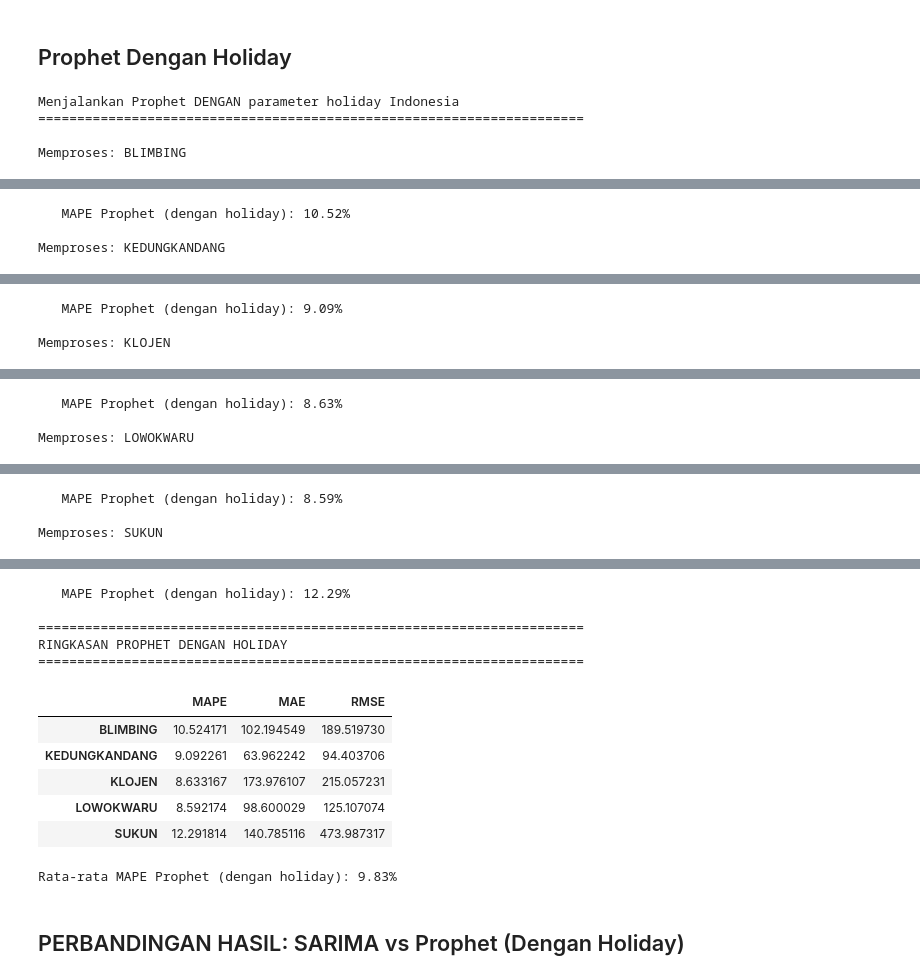
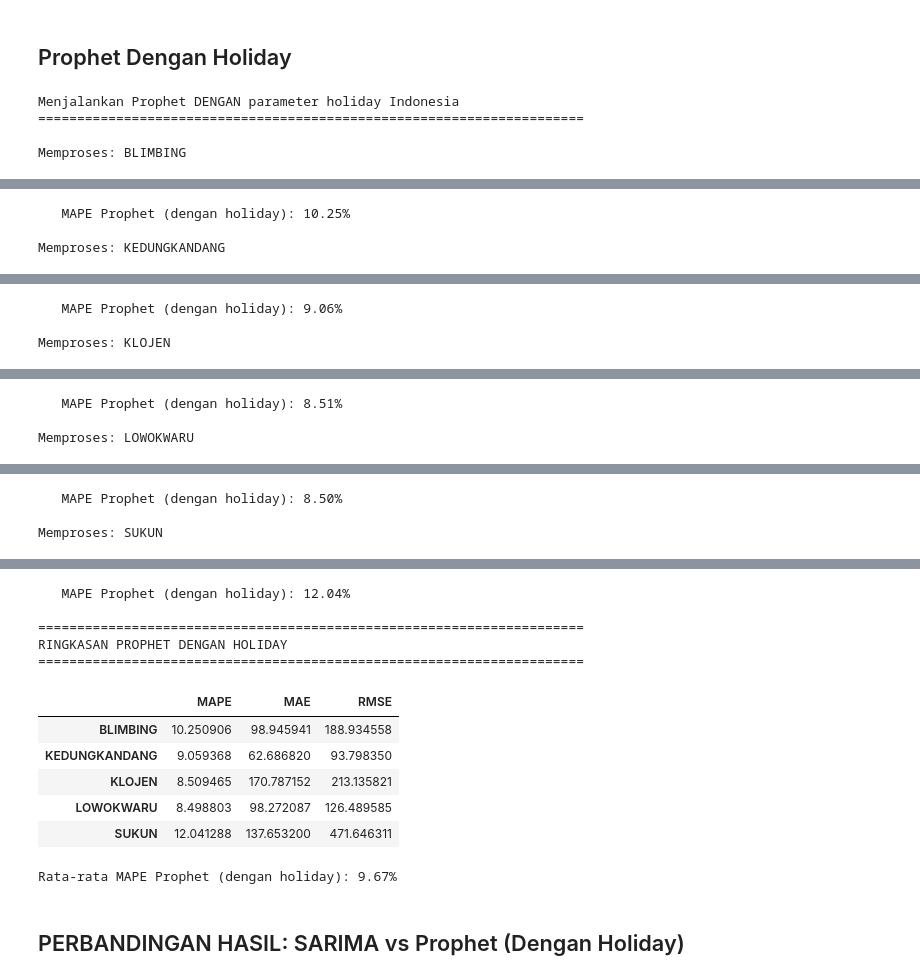
Before and after one commit to FrankStein31/Prediksi-Tren-Pengiriman-Paket-Kota-Malang, a Jupyter notebook: python/notebooks/sarima.ipynb, the cells around one changed output, grey strips where cells are left out. Drawn from its saved outputs; the diff is of its cells as text; code cells hidden in the pictures.

```diff
--- a/python/notebooks/sarima.ipynb
+++ b/python/notebooks/sarima.ipynb
@@ -275,34 +289,34 @@ print("="*70)
 # Optimal params dari notebook prophet
 optimal_params = {
     'KEDUNGKANDANG': {
-        'changepoint_prior_scale': 0.5,
-        'seasonality_prior_scale': 1.0,
+        'changepoint_prior_scale': 1.0,
+        'seasonality_prior_scale': 0.1,
         'seasonality_mode': 'additive',
-        'n_changepoints': 25
+        'n_changepoints': 150
     },
     'SUKUN': {
         'changepoint_prior_scale': 0.05,
         'seasonality_prior_scale': 0.01,
         'seasonality_mode': 'multiplicative',
+        'n_changepoints': 10
+    },
+    'BLIMBING': {
+        'changepoint_prior_scale': 1.0,
+        'seasonality_prior_scale': 0.5,
+        'seasonality_mode': 'additive',
         'n_changepoints': 50
     },
-    'BLIMBING': {
-        'changepoint_prior_scale': 0.8,
-        'seasonality_prior_scale': 1.0,
+    'LOWOKWARU': {
+        'changepoint_prior_scale': 1.0,
+        'seasonality_prior_scale': 0.05,
         'seasonality_mode': 'additive',
-        'n_changepoints': 100
-    },
-    'LOWOKWARU': {
-        'changepoint_prior_scale': 0.8,
-        'seasonality_prior_scale': 10.0,
-        'seasonality_mode': 'additive',
-        'n_changepoints': 100
+        'n_changepoints': 75
     },
     'KLOJEN': {
         'changepoint_prior_scale': 0.001,
-        'seasonality_prior_scale': 0.1,
+        'seasonality_prior_scale': 0.05,
         'seasonality_mode': 'multiplicative',
-        'n_changepoints': 50
+        'n_changepoints': 100
     }
 }
 
@@ -395,3 +409,3 @@ Memproses: BLIMBING
-   MAPE Prophet (dengan holiday): 10.52%
+   MAPE Prophet (dengan holiday): 10.25%
 
 Memproses: KEDUNGKANDANG
@@ -401,3 +415,3 @@ Memproses: KEDUNGKANDANG
-   MAPE Prophet (dengan holiday): 9.09%
+   MAPE Prophet (dengan holiday): 9.06%
 
 Memproses: KLOJEN
@@ -415,3 +429,3 @@ Optimization terminated abnormally. Falling back to Newton.
-   MAPE Prophet (dengan holiday): 8.63%
+   MAPE Prophet (dengan holiday): 8.51%
 
 Memproses: LOWOKWARU
@@ -421,3 +435,3 @@ Memproses: LOWOKWARU
-   MAPE Prophet (dengan holiday): 8.59%
+   MAPE Prophet (dengan holiday): 8.50%
 
 Memproses: SUKUN
@@ -427,15 +441,15 @@ Memproses: SUKUN
-   MAPE Prophet (dengan holiday): 12.29%
+   MAPE Prophet (dengan holiday): 12.04%
 
 ======================================================================
 RINGKASAN PROPHET DENGAN HOLIDAY
 ======================================================================
 |  | MAPE | MAE | RMSE |
-| BLIMBING | 10.524171 | 102.194549 | 189.519730 |
-| KEDUNGKANDANG | 9.092261 | 63.962242 | 94.403706 |
-| KLOJEN | 8.633167 | 173.976107 | 215.057231 |
-| LOWOKWARU | 8.592174 | 98.600029 | 125.107074 |
-| SUKUN | 12.291814 | 140.785116 | 473.987317 |
+| BLIMBING | 10.250906 | 98.945941 | 188.934558 |
+| KEDUNGKANDANG | 9.059368 | 62.686820 | 93.798350 |
+| KLOJEN | 8.509465 | 170.787152 | 213.135821 |
+| LOWOKWARU | 8.498803 | 98.272087 | 126.489585 |
+| SUKUN | 12.041288 | 137.653200 | 471.646311 |
-Rata-rata MAPE Prophet (dengan holiday): 9.83%
+Rata-rata MAPE Prophet (dengan holiday): 9.67%
 # %% [markdown]
 ## PERBANDINGAN HASIL: SARIMA vs Prophet (Dengan Holiday)
 # %%
```
Also changed, not shown: parts of 4 cells of this notebook, 2 other files.
